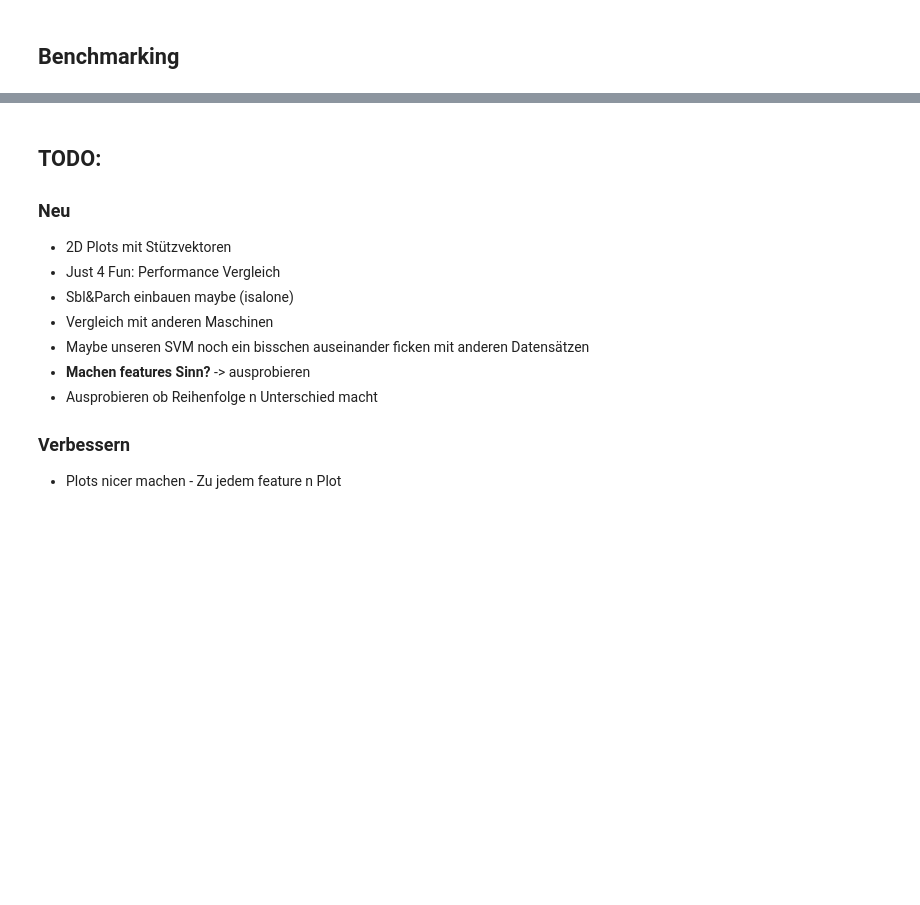
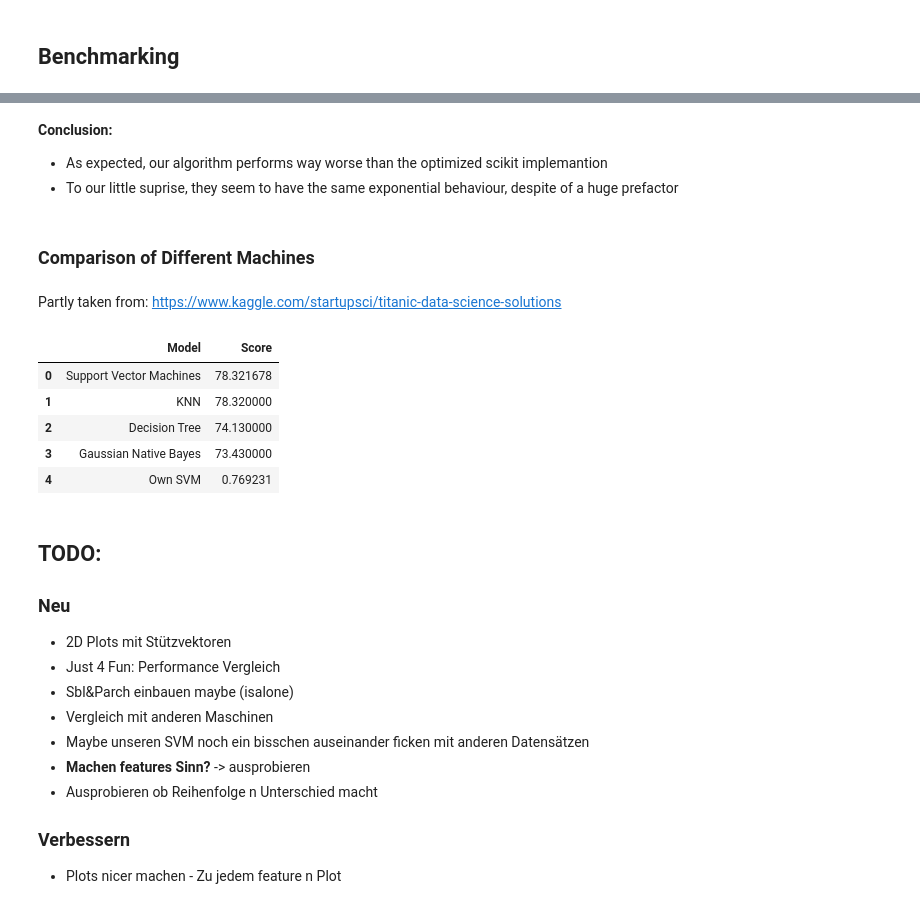
Before and after one commit to maqnius/ml, a Jupyter notebook: Titanic_m1107.ipynb, the cells around one changed output, grey strips where cells are left out. Saved outputs shown, nothing was run; the diff lists cells and outputs as text; code cells hidden in the pictures; blank space fills up the shorter version.

```diff
--- a/Titanic_m1107.ipynb
+++ b/Titanic_m1107.ipynb
@@ -427,0 +411,4 @@ Test Score: 0.783216783217
+# %%
+# Testing
+score_svm = clf.score(X_test, y_test) *100
+print("Test-Score: %s" % score_svm)
@@ -461,0 +472,3 @@ Test Score: 0.783216783217
+# %%
+score_own = own.score(X_test, y_test)
+print("Test-Score: %s" % score_svm)
@@ -484,3 +518,46 @@ plt.plot(n, t_own, "Xb")
+# %% [markdown]
+**Conclusion:**
+- As expected, our algorithm performs way worse than the optimized scikit implemantion
+- To our little suprise, they seem to have the same exponential behaviour, despite of a huge prefactor
+# %% [markdown]
+### Comparison of Different Machines
+# %% [markdown]
+Partly taken from: https://www.kaggle.com/startupsci/titanic-data-science-solutions
+# %%
+from sklearn.tree import DecisionTreeClassifier
+from sklearn.linear_model import LogisticRegression
+from sklearn.neighbors import KNeighborsClassifier
+from sklearn.naive_bayes import GaussianNB
+from sklearn.ensemble import RandomForestClassifier , GradientBoostingClassifier
+
+knn = KNeighborsClassifier(n_neighbors = 3)
+knn.fit(X_train, y_train)
+Y_pred = knn.predict(X_test)
+score_knn = round(knn.score(X_test, y_test) * 100, 2)
+
+gaussian = GaussianNB()
+gaussian.fit(X_train, y_train)
+Y_pred = gaussian.predict(X_test)
+score_gaussian = round(gaussian.score(X_test, y_test) * 100, 2)
+
+# Decision Tree
+
+decision_tree = DecisionTreeClassifier()
+decision_tree.fit(X_train, y_train)
+Y_pred = decision_tree.predict(X_test)
+score_decision_tree = round(decision_tree.score(X_test, y_test) * 100, 2)
+
+models = pd.DataFrame({
+    'Model': ['Support Vector Machines', 'KNN', 'Decision Tree', 'Gaussian Native Bayes', 'Own SVM'],
+    'Score': [score_svm, score_knn, score_decision_tree, score_gaussian, score_own]})
+models.sort_values(by='Score', ascending=False)
+# %% [output]
+|  | Model | Score |
+| 0 | Support Vector Machines | 78.321678 |
+| 1 | KNN | 78.320000 |
+| 2 | Decision Tree | 74.130000 |
+| 3 | Gaussian Native Bayes | 73.430000 |
+| 4 | Own SVM | 0.769231 |
 # %% [markdown]
 ## TODO:
 ### Neu
```
Also changed, not shown: parts of 17 cells of this notebook, 1 other file.
